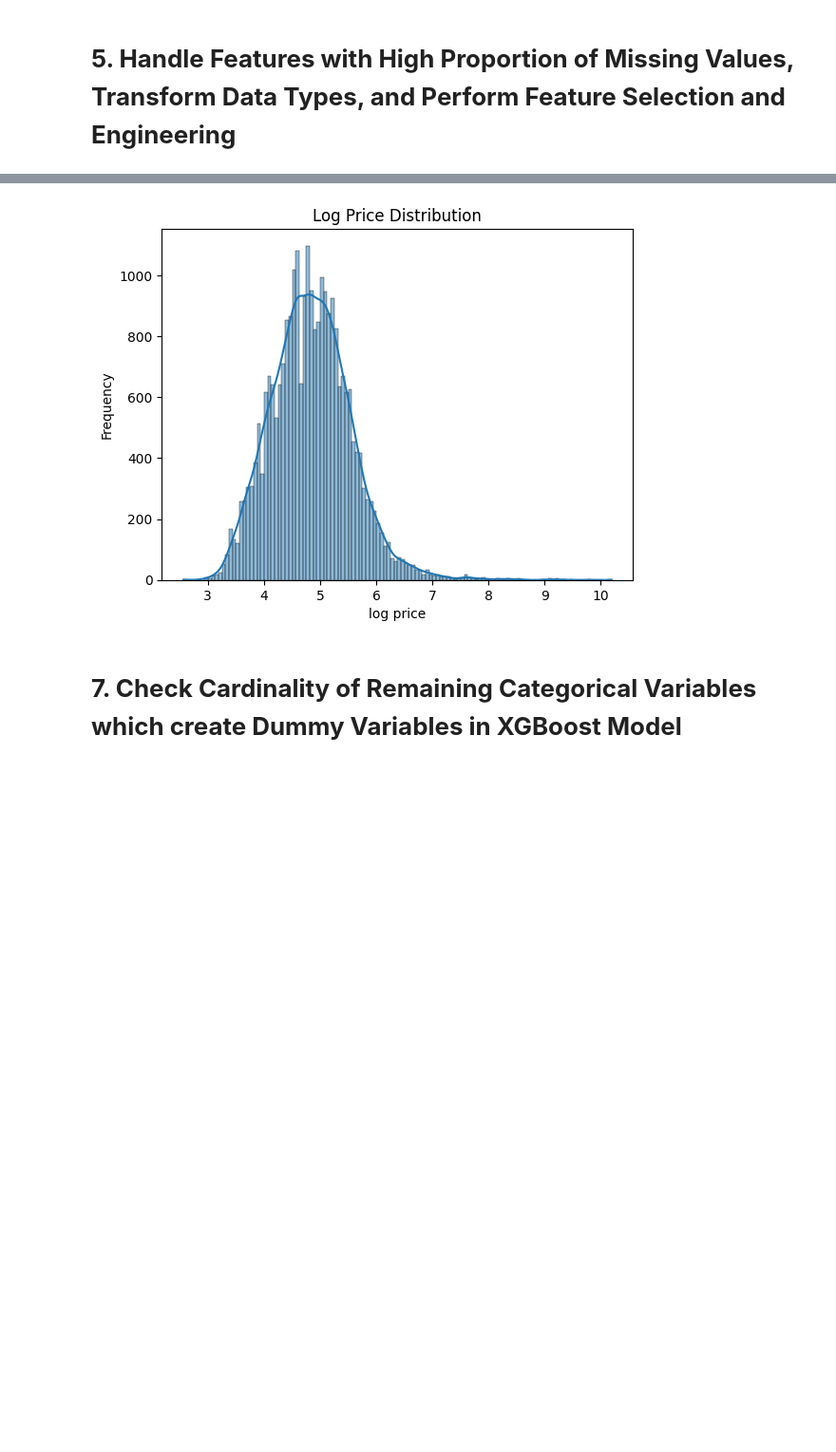
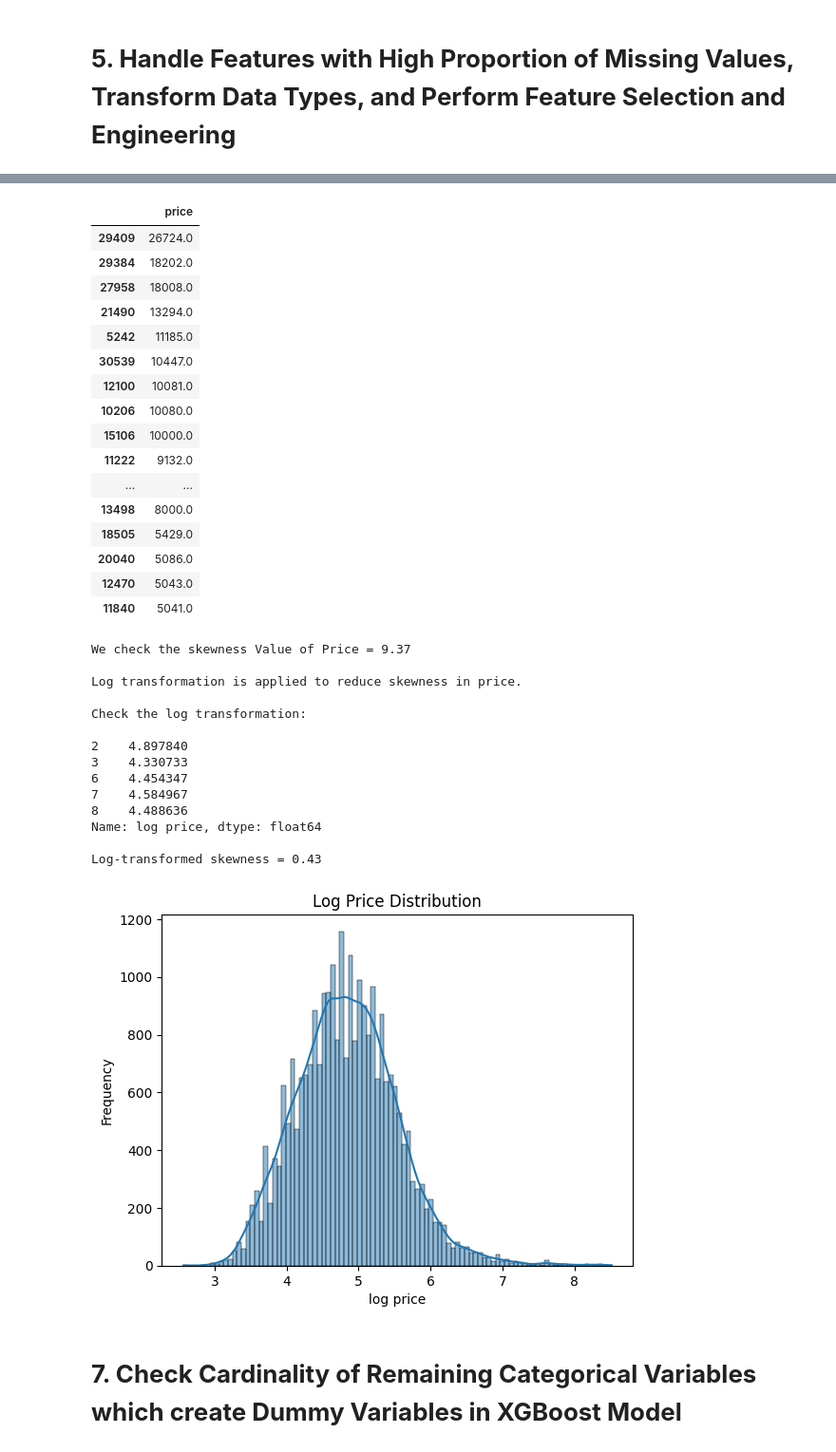
Before and after one commit to AgacheM/Analyzing-Toronto-Montreal-and-Ottawa-Airbnb-Datasets, a Jupyter notebook: CIND_820_Notebook_4_Modeling.ipynb, the cells around one changed output, grey strips where cells are left out. Shown at 95% size. Cells and saved outputs as stored; diff of their text form; code cells hidden in the pictures; blank space fills up the shorter version.

```diff
--- a/CIND_820_Notebook_4_Modeling.ipynb
+++ b/CIND_820_Notebook_4_Modeling.ipynb
@@ -72,18 +70,18 @@ url_ottawa = "https://data.insideairbnb.com/canada/on/ottawa/2025-09-22/data/lis
 df_ottawa = pd.read_csv(url_ottawa, compression='gzip')
 
 #Add city labels
-df_toronto['city'] = 'Toronto'
-df_montreal['city'] = 'Montreal'
-df_ottawa['city'] = 'Ottawa'
+df_toronto['city_code'] = 'Toronto'
+df_montreal['city_code'] = 'Montreal'
+df_ottawa['city_code'] = 'Ottawa'
 
 #Combine data
 df_listings = pd.concat([df_toronto, df_montreal, df_ottawa], ignore_index=True)
 
 #Encode city labels for future modelling
-df_listings['city_code'] = df_listings['city'].map({
-    'Toronto': 1,
-    'Montreal': 2,
-    'Ottawa': 3})
+#df_listings['city_code'] = df_listings['city'].map({
+   # 'Toronto': 1,
+   # 'Montreal': 2,
+  #  'Ottawa': 3})
 
 #Rename ID to listings_ID to match reviews dataset
 df_listings.rename(columns={"id": "listing_id"}, inplace=True)
@@ -100,18 +98,12 @@ url_ottawa = "https://data.insideairbnb.com/canada/on/ottawa/2025-09-22/data/rev
 df_ottawa_reviews = pd.read_csv(url_ottawa, compression='gzip')
 
 #Add city labels
-df_toronto_reviews['city'] = 'Toronto'
-df_montreal_reviews['city'] = 'Montreal'
-df_ottawa_reviews['city'] = 'Ottawa'
+df_toronto_reviews['city_code'] = 'Toronto'
+df_montreal_reviews['city_code'] = 'Montreal'
+df_ottawa_reviews['city_code'] = 'Ottawa'
 
 #Combine data
 df_reviews = pd.concat([df_toronto_reviews, df_montreal_reviews, df_ottawa_reviews], ignore_index=True)
-
-#Encode city labels for future modelling
-df_reviews['city_code'] = df_reviews['city'].map({
-    'Toronto': 1,
-    'Montreal': 2,
-    'Ottawa': 3})
 # %% [markdown]
 # **3. Dataset Overview**
 # %%
@@ -428,8 +419,16 @@ print(f"""Dropped {missing_prices:,} rows missing target variable price
 """)
 df_listings = df_listings.dropna(subset=["price"])
 
+#Drop rows with extreme outliers in price that have been manually checked; the business rule will be >$5,000 nightly price
+print(f"""The following extreme outliers with nightly price more than $5000 were manually checked and found to be inaccuarate, so they were dropped:
+""")
+extreme_listings = df_listings[df_listings["price"] > 5000]
+display(extreme_listings[["price"]].sort_values("price", ascending=False))
+df_listings = df_listings[df_listings["price"] <= 5000]
+
 #Check skewness
-print(f"""Skewness Value of Price = {df_listings['price'].skew():.2f}
+print(f"""
+We check the skewness Value of Price = {df_listings['price'].skew():.2f}
 
 Log transformation is applied to reduce skewness in price.
 """)
@@ -467,4 +453,35 @@ Log-transformed skewness = 0.57
+|  | price |
+| 29409 | 26724.0 |
+| 29384 | 18202.0 |
+| 27958 | 18008.0 |
+| 21490 | 13294.0 |
+| 5242 | 11185.0 |
+| 30539 | 10447.0 |
+| 12100 | 10081.0 |
+| 10206 | 10080.0 |
+| 15106 | 10000.0 |
+| 11222 | 9132.0 |
+| ... | ... |
+| 13498 | 8000.0 |
+| 18505 | 5429.0 |
+| 20040 | 5086.0 |
+| 12470 | 5043.0 |
+| 11840 | 5041.0 |
+We check the skewness Value of Price = 9.37
+
+Log transformation is applied to reduce skewness in price.
+
+Check the log transformation:
+
+2    4.897840
+3    4.330733
+6    4.454347
+7    4.584967
+8    4.488636
+Name: log price, dtype: float64
+
+Log-transformed skewness = 0.43
-[figure, old version]
+[figure, new version]
 # %% [markdown]
 # **7. Check Cardinality of Remaining Categorical Variables which create Dummy Variables in XGBoost Model**
 # %%
```
Also changed, not shown: parts of 48 cells of this notebook.
